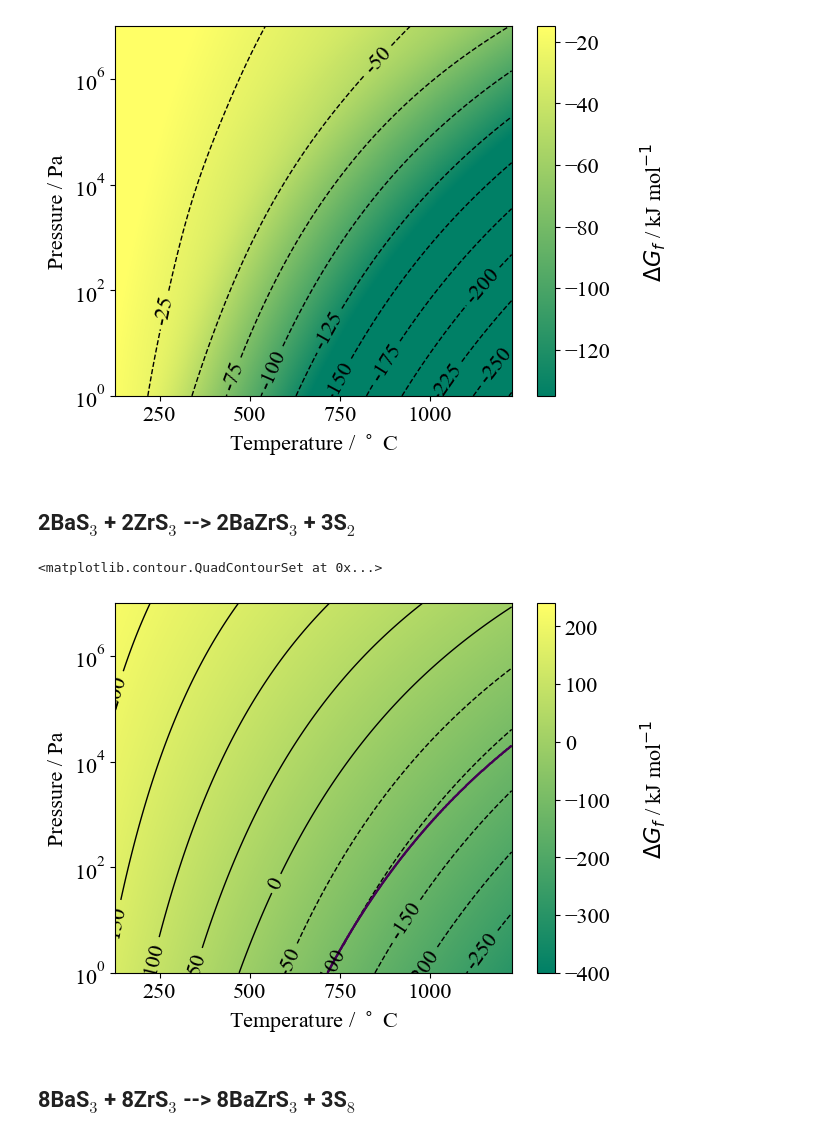
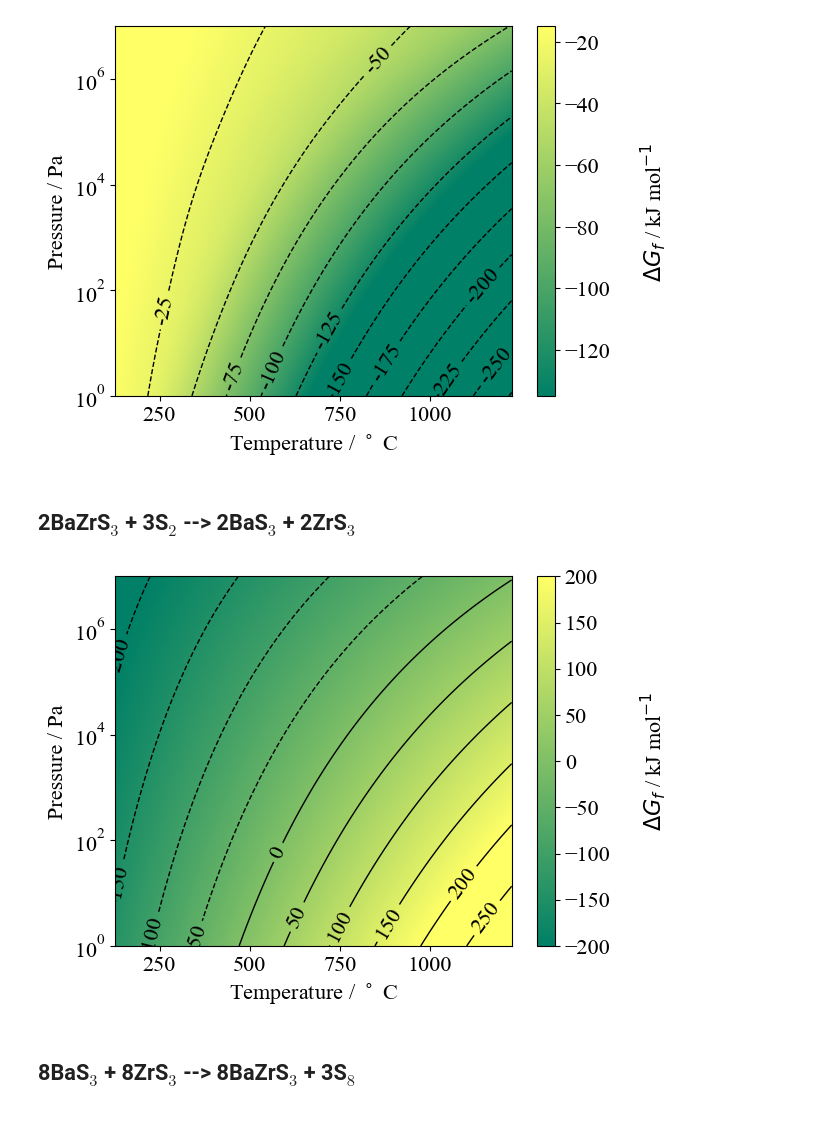
Before and after one commit to NU-CEM/2023_BaZrS3_Thermodynamic_Model, a Jupyter notebook: thermodynamic_analysis.ipynb, the cells around one changed output. Saved outputs shown, nothing was run; the diff lists cells and outputs as text; code cells hidden in the pictures.

```diff
--- a/thermodynamic_analysis.ipynb
+++ b/thermodynamic_analysis.ipynb
@@ -345,16 +345,16 @@ GFE.plot_TvsP(scale_range=[-135,-15],T_units="C")
 <module 'matplotlib.pyplot' from '/Users/mynf8/miniconda3/lib/python3.10/site-packages/matplotlib/pyplot.py'>
 [figure]
 # %% [markdown]
-## 2BaS$_3$ + 2ZrS$_3$ --> 2BaZrS$_3$ +  3S$_2$
+##  2BaZrS$_3$ +  3S$_2$  --> 2BaS$_3$ + 2ZrS$_3$
 # %%
-bulk_reaction = reactions.Reaction({BaS3_P4:2,ZrS3_P2:2},{BaZrS3:2,S2:3},temperature=T, pressure=P, fu=2)
+bulk_reaction = reactions.Reaction({BaZrS3:2,S2:3},{BaS3_P4:2,ZrS3_P2:2},temperature=T, pressure=P, fu=2)
 GFE = bulk_reaction.Dmu(units="kJ",xc='scan')
-plt = GFE.plot_TvsP(scale_range=[-400,240],T_units="C")
-plt.contour(T-273,P.flatten(),S8_mu.potential <= S2_mu.potential*4, levels=[.5])
-plt.contour(T-273,P.flatten(),S8_mu.potential <= S2_mu.potential*4, levels=[.5])
+plt = GFE.plot_TvsP(scale_range=[-200,200],T_units="C")
+#plt.contour(T-273,P.flatten(),S8_mu.potential <= S2_mu.potential*4, levels=[.5])
+#plt.contour(T-273,P.flatten(),S8_mu.potential <= S2_mu.potential*4, levels=[.5])
+plt.savefig("extension_1.png")
 # %% [output]
-<matplotlib.contour.QuadContourSet at 0x...>
-[figure, old version]
+[figure, new version]
 # %% [markdown]
 ## 8BaS$_3$ + 8ZrS$_3$ --> 8BaZrS$_3$ +  3S$_8$
 # %%
```
Also changed, not shown: parts of 6 cells of this notebook.
